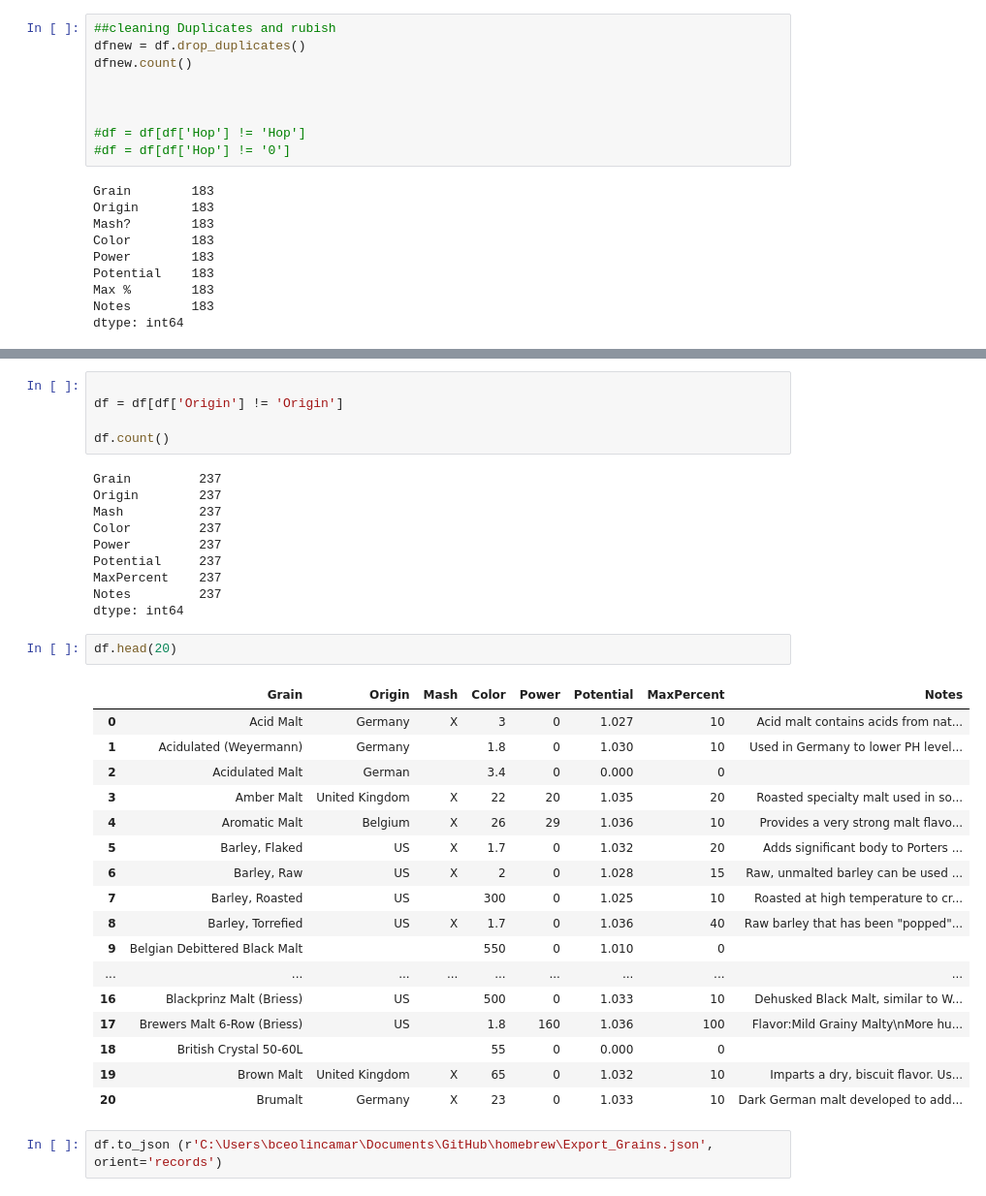
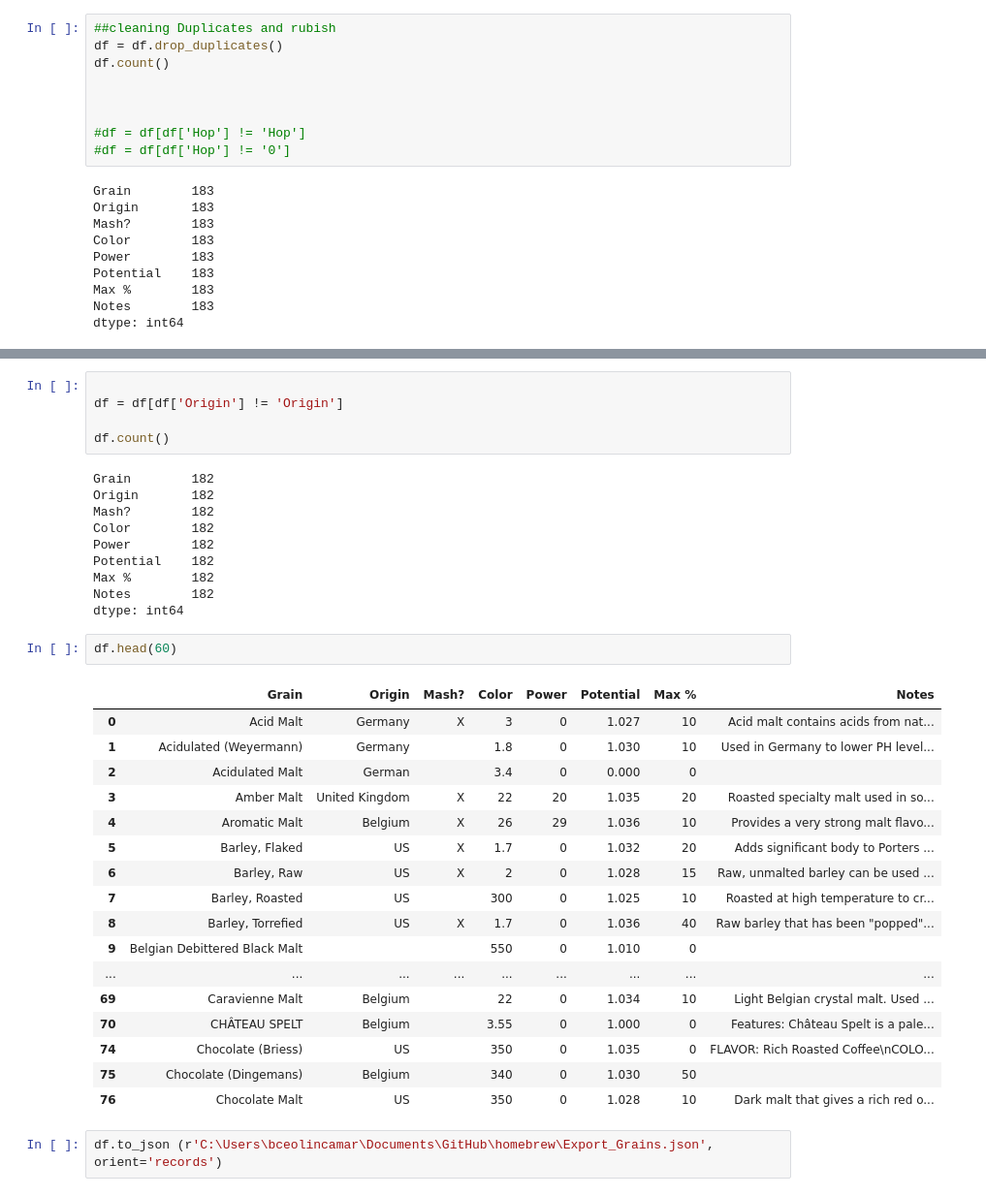
Before and after one commit to bceolincamargo/homebrew, a Jupyter notebook: WebScrapGrains.ipynb, the cells around one changed output, grey strips where cells are left out. Shown: that part at 97% size. Cells and saved outputs as stored; diff of their text form.

```diff
--- a/WebScrapGrains.ipynb
+++ b/WebScrapGrains.ipynb
@@ -132,8 +132,8 @@ Notes        258
 dtype: int64
 # %%
 ##cleaning Duplicates and rubish
-dfnew = df.drop_duplicates()
-dfnew.count()
+df = df.drop_duplicates()
+df.count()
 
 
 
@@ -155,19 +175,19 @@ df = df[df['Origin'] != 'Origin']
 
 df.count()
 # %% [output]
-Grain         237
-Origin        237
-Mash          237
-Color         237
-Power         237
-Potential     237
-MaxPercent    237
-Notes         237
+Grain        182
+Origin       182
+Mash?        182
+Color        182
+Power        182
+Potential    182
+Max %        182
+Notes        182
 dtype: int64
 # %%
-df.head(20)
+df.head(60)
 # %% [output]
-|  | Grain | Origin | Mash | Color | Power | Potential | MaxPercent | Notes |
+|  | Grain | Origin | Mash? | Color | Power | Potential | Max % | Notes |
 | 0 | Acid Malt | Germany | X | 3 | 0 | 1.027 | 10 | Acid malt contains acids from nat... |
 | 1 | Acidulated (Weyermann) | Germany |  | 1.8 | 0 | 1.030 | 10 | Used in Germany to lower PH level... |
 | 2 | Acidulated Malt | German |  | 3.4 | 0 | 0.000 | 0 |  |
@@ -179,11 +199,11 @@ df.head(20)
 | 8 | Barley, Torrefied | US | X | 1.7 | 0 | 1.036 | 40 | Raw barley that has been "popped"... |
 | 9 | Belgian Debittered Black Malt |  |  | 550 | 0 | 1.010 | 0 |  |
 | ... | ... | ... | ... | ... | ... | ... | ... | ... |
-| 16 | Blackprinz Malt (Briess) | US |  | 500 | 0 | 1.033 | 10 | Dehusked Black Malt, similar to W... |
-| 17 | Brewers Malt 6-Row (Briess) | US |  | 1.8 | 160 | 1.036 | 100 | Flavor:Mild Grainy Malty\nMore hu... |
-| 18 | British Crystal 50-60L |  |  | 55 | 0 | 0.000 | 0 |  |
-| 19 | Brown Malt | United Kingdom | X | 65 | 0 | 1.032 | 10 | Imparts a dry, biscuit flavor. Us... |
-| 20 | Brumalt | Germany | X | 23 | 0 | 1.033 | 10 | Dark German malt developed to add... |
+| 69 | Caravienne Malt | Belgium |  | 22 | 0 | 1.034 | 10 | Light Belgian crystal malt. Used ... |
+| 70 | CHÂTEAU SPELT | Belgium |  | 3.55 | 0 | 1.000 | 0 | Features: Château Spelt is a pale... |
+| 74 | Chocolate (Briess) | US |  | 350 | 0 | 1.035 | 0 | FLAVOR: Rich Roasted Coffee\nCOLO... |
+| 75 | Chocolate (Dingemans) | Belgium |  | 340 | 0 | 1.030 | 50 |  |
+| 76 | Chocolate Malt | US |  | 350 | 0 | 1.028 | 10 | Dark malt that gives a rich red o... |
 # %%
 df.to_json (r'C:\Users\bceolincamar\Documents\GitHub\homebrew\Export_Grains.json', orient='records')
 # %%
```
Also changed, not shown: parts of 14 cells of this notebook, 8 other files.
